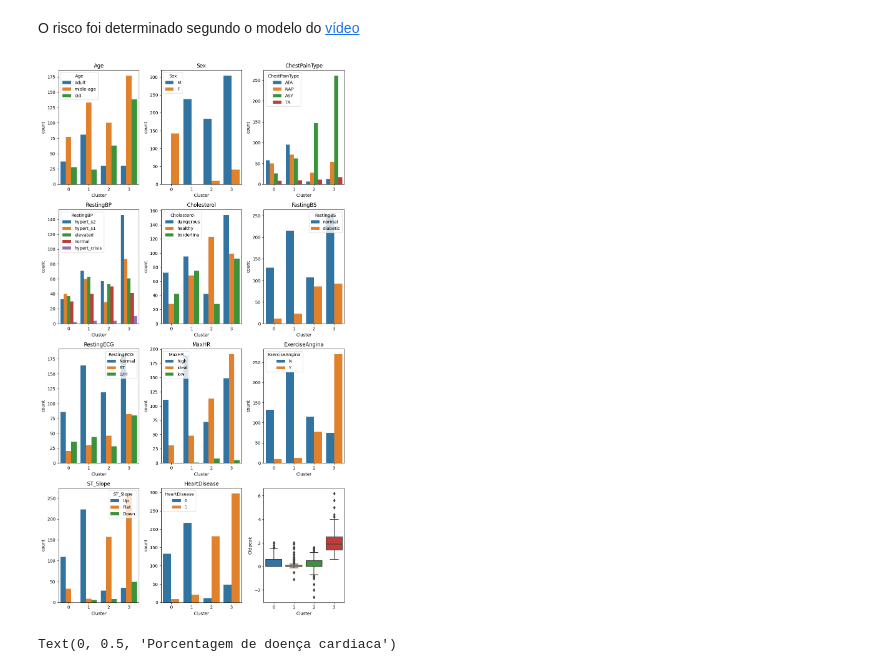
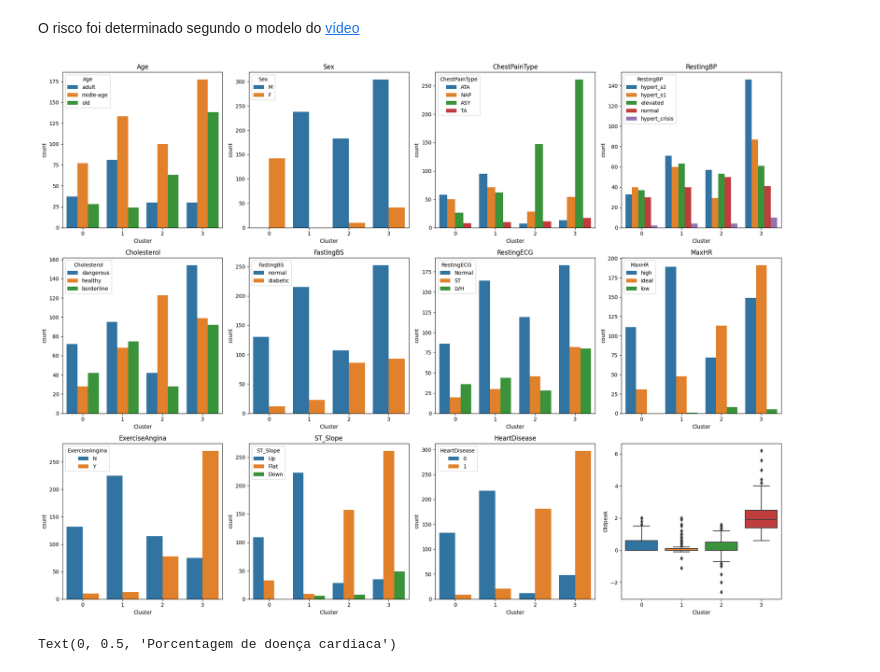
Before and after one commit to RafaSantosdeAlmeida/Heart, a Jupyter notebook: Heart_failure_cluster.ipynb, the cells around one changed output. Saved outputs shown, nothing was run; the diff lists cells and outputs as text; code cells hidden in the pictures.

```diff
--- a/Heart_failure_cluster.ipynb
+++ b/Heart_failure_cluster.ipynb
@@ -299,16 +299,16 @@ analisys.head()
 # %%
 #Distribuição de cada atributo nos clusters
 columns = pd.Series(['Age', 'Sex', 'ChestPainType', 'RestingBP', 'Cholesterol', 'FastingBS', 'RestingECG', 'MaxHR', 'ExerciseAngina', 'ST_Slope', 'HeartDisease'])
-fig, ax = plt.subplots(nrows=4,ncols=3,figsize=(10,18))
+fig, ax = plt.subplots(nrows=3,ncols=4,figsize=(20,15))
 ax = ax.ravel()
 
 for i in np.arange(columns.nunique()):
     sns.countplot(data=df, x='Cluster', hue=columns[i],ax=ax[i])
     ax[i].set_title(columns[i])
 sns.boxplot(data=df, x='Cluster', y='Oldpeak')
 plt.tight_layout()
 # %% [output]
-[figure, old version]
+[figure, new version]
 # %%
 #Porcentagem de doença cardiaca em cada faixa do Oldpeak
 pct_dc = []
```
Also changed, not shown: parts of 1 cell of this notebook.
